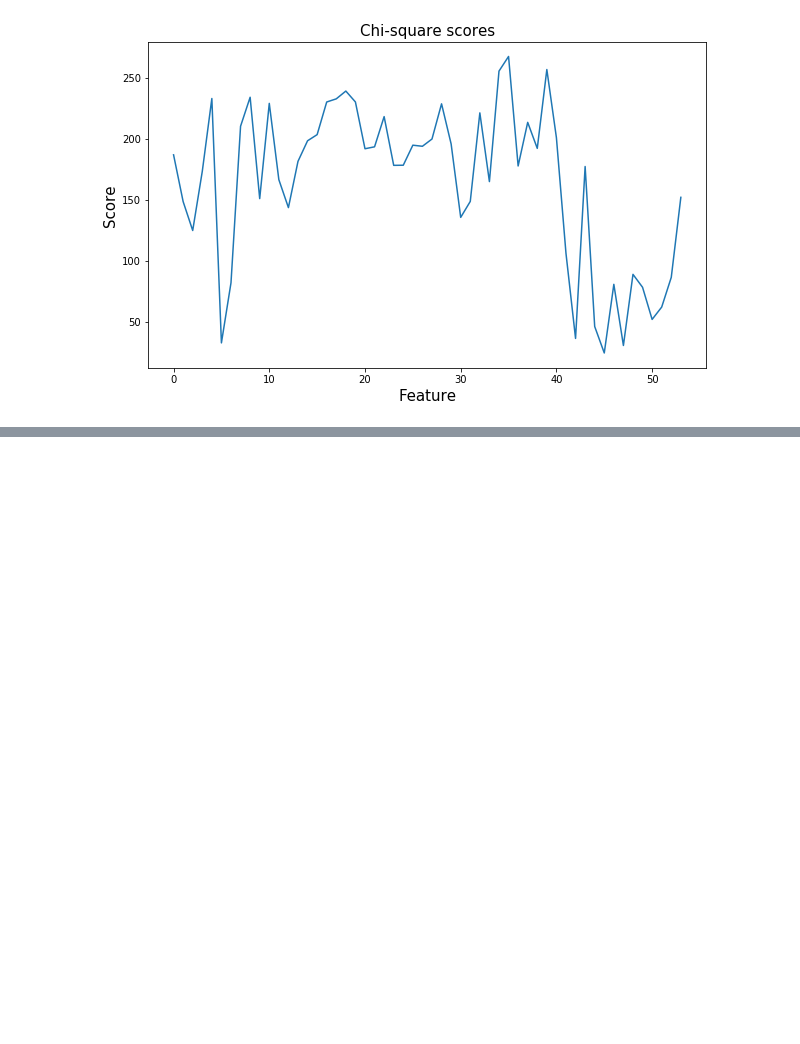
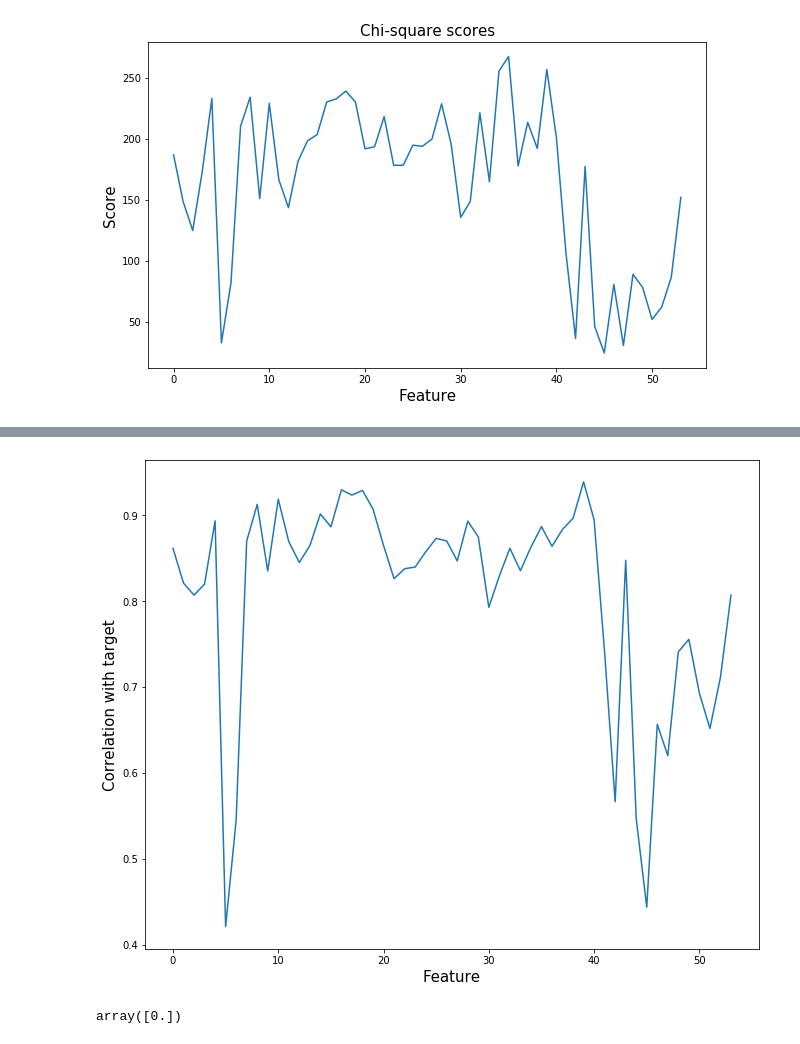
Before and after one commit to soniakhilesh/divorceanalytics, a Jupyter notebook: eda.ipynb, the cells around one changed output, grey strips where cells are left out. Saved outputs shown, nothing was run; the diff lists cells and outputs as text; code cells hidden in the pictures; blank space fills up the shorter version.

```diff
--- a/eda.ipynb
+++ b/eda.ipynb
@@ -126,0 +136,8 @@ The R2 of the best model is: 0.9160915032679738
+# %%
+#Correlation with output variable
+cor = data.corr()
+cor_target = abs(cor["Class"])
+#Selecting highly correlated features
+relevant_features = cor_target[cor_target>0.9]
+print(relevant_features,relevant_features.size)
+relevant_features.argsort()
@@ -126,0 +165,8 @@ The R2 of the best model is: 0.9160915032679738
+# %%
+fig = figure(figsize=(11, 9))  # Create the figure space
+plt.plot(cor_target.reset_index(drop=True).iloc[:-1])
+plt.xlabel("Feature", fontsize=15)
+plt.ylabel("Correlation with target", fontsize=15)
+fig.savefig('correlation-target.png', bbox_inches='tight')
+# %% [output]
+[figure, added]
@@ -126,0 +181,5 @@ The R2 of the best model is: 0.9160915032679738
+# %%
+# H = hadamard(4)
+np.rad2deg(subspace_angles(a, b))
+# %% [output]
+array([0.])
```
Also changed, not shown: parts of 10 cells of this notebook, 1 other file.
